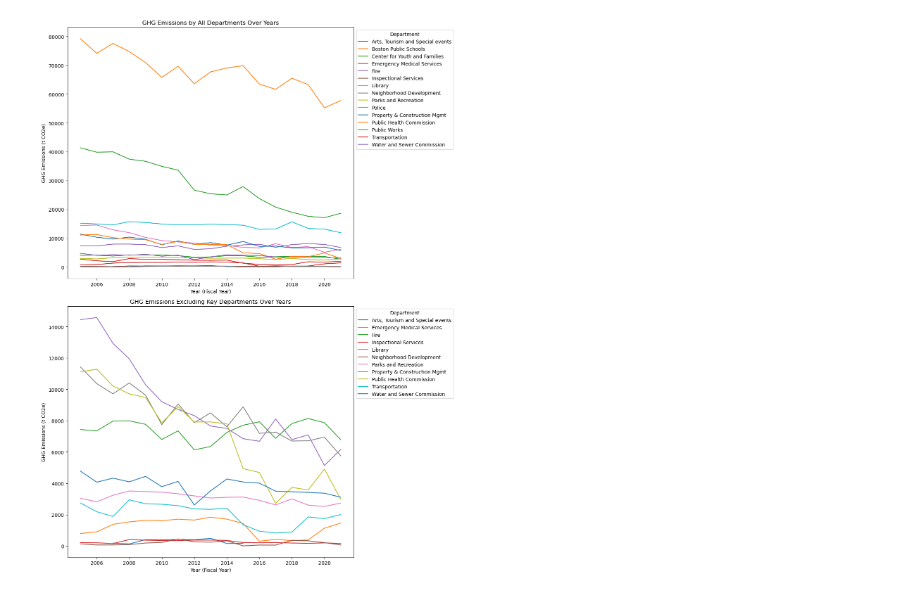
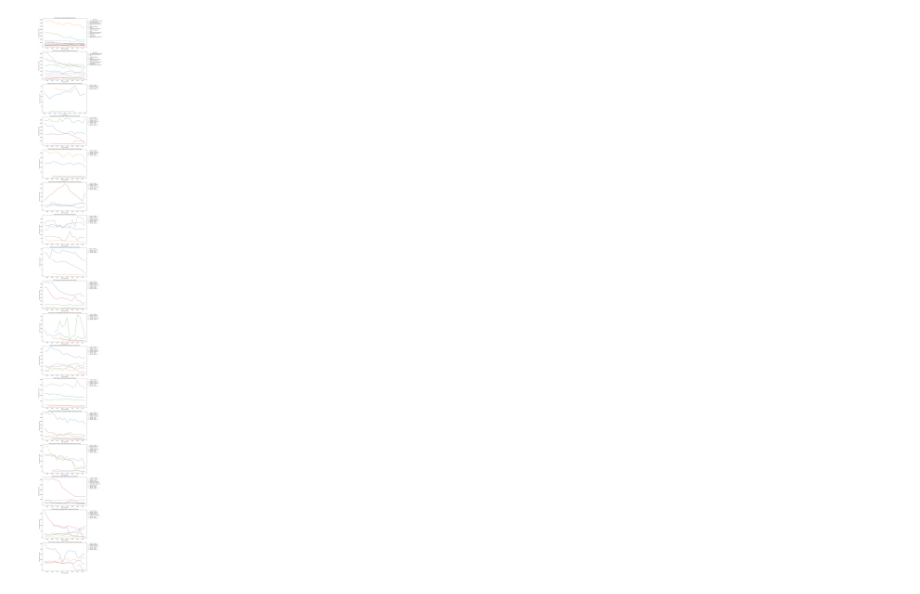
Before and after one commit to Milan37/greenhouse-gas-boston, a Jupyter notebook: main.ipynb, the cells around one changed output. Drawn from its saved outputs; the diff is of its cells as text; code cells hidden in the pictures.

Commit message:
Finalized plot by department, by department exluding the big hitters, and by each department (hella graphs)

```diff
--- a/main.ipynb
+++ b/main.ipynb
@@ -1,48 +1,60 @@
 # %%
 import pandas as pd
 import matplotlib.pyplot as plt
 
 # Load the data
 greenhouse_gas_df = pd.read_csv("data/rawData.csv")
 
 # Filter out rows where 'GHG Emissions (t CO2e)' column has a hyphen "-"
 # Convert 'GHG Emissions (t CO2e)' column to float after removing commas
 greenhouse_gas_df = greenhouse_gas_df[greenhouse_gas_df['GHG Emissions (t CO2e)'] != "-"]
 greenhouse_gas_df['GHG Emissions (t CO2e)'] = greenhouse_gas_df['GHG Emissions (t CO2e)'].str.replace(',', '').astype(float)
 
-# Group the data by 'Department Longname' and 'Year (Fiscal Year)' and sum GHG Emissions
-ghg_per_dept_year = greenhouse_gas_df.groupby(['Department Longname', 'Year (Fiscal Year)'])['GHG Emissions (t CO2e)'].sum().reset_index()
+# Group the data by 'Department Longname', 'Sector', 'Fuel Type' and 'Year (Fiscal Year)' and sum GHG Emissions
+ghg_per_dept_sector_fuel_year = greenhouse_gas_df.groupby(['Department Longname', 'Sector', 'Fuel Type', 'Year (Fiscal Year)'])['GHG Emissions (t CO2e)'].sum().reset_index()
 
 # Exclude specific departments
 excluded_departments = ['Boston Public Schools', 'Center for Youth and Families', 'Police', 'Public Works']
+ghg_per_dept_year = greenhouse_gas_df.groupby(['Department Longname', 'Year (Fiscal Year)'])['GHG Emissions (t CO2e)'].sum().reset_index()
 ghg_per_dept_year_filtered = ghg_per_dept_year[~ghg_per_dept_year['Department Longname'].isin(excluded_departments)]
 
-# Plotting both all departments and excluding specific ones
-fig, (ax1, ax2) = plt.subplots(2, 1, figsize=(12, 16))
+# Setup the figure and axes for the department and sector/fuel type breakdown
+fig, axs = plt.subplots(len(departments) + 2, 1, figsize=(12, 6 * (len(departments) + 2)), squeeze=False)
 
 # Plot for all departments
-departments = ghg_per_dept_year['Department Longname'].unique()
-for department in departments:
+for department in ghg_per_dept_year['Department Longname'].unique():
     dept_data = ghg_per_dept_year[ghg_per_dept_year['Department Longname'] == department]
-    ax1.plot(dept_data['Year (Fiscal Year)'], dept_data['GHG Emissions (t CO2e)'], label=department)
+    axs[0, 0].plot(dept_data['Year (Fiscal Year)'], dept_data['GHG Emissions (t CO2e)'], label=department)
 
-ax1.set_title('GHG Emissions by All Departments Over Years')
-ax1.set_xlabel('Year (Fiscal Year)')
-ax1.set_ylabel('GHG Emissions (t CO2e)')
-ax1.legend(title='Department', loc='upper left', bbox_to_anchor=(1, 1))  # Position legend outside the plot
+axs[0, 0].set_title('GHG Emissions by All Departments Over Years')
+axs[0, 0].set_xlabel('Year (Fiscal Year)')
+axs[0, 0].set_ylabel('GHG Emissions (t CO2e)')
+axs[0, 0].legend(title='Department', loc='upper left', bbox_to_anchor=(1, 1))
 
 # Plot excluding specific departments
-departments_filtered = ghg_per_dept_year_filtered['Department Longname'].unique()
-for department in departments_filtered:
+for department in ghg_per_dept_year_filtered['Department Longname'].unique():
     dept_data = ghg_per_dept_year_filtered[ghg_per_dept_year_filtered['Department Longname'] == department]
-    ax2.plot(dept_data['Year (Fiscal Year)'], dept_data['GHG Emissions (t CO2e)'], label=department)
+    axs[1, 0].plot(dept_data['Year (Fiscal Year)'], dept_data['GHG Emissions (t CO2e)'], label=department)
 
-ax2.set_title('GHG Emissions Excluding Key Departments Over Years')
-ax2.set_xlabel('Year (Fiscal Year)')
-ax2.set_ylabel('GHG Emissions (t CO2e)')
-ax2.legend(title='Department', loc='upper left', bbox_to_anchor=(1, 1))  # Position legend outside the plot
+axs[1, 0].set_title('GHG Emissions Excluding Key Departments Over Years')
+axs[1, 0].set_xlabel('Year (Fiscal Year)')
+axs[1, 0].set_ylabel('GHG Emissions (t CO2e)')
+axs[1, 0].legend(title='Department', loc='upper left', bbox_to_anchor=(1, 1))
 
-plt.tight_layout()  # Adjust layout to prevent overlap
+# Plot for each department by Sector and Fuel Type
+for i, department in enumerate(ghg_per_dept_sector_fuel_year['Department Longname'].unique(), start=2):
+    dept_data = ghg_per_dept_sector_fuel_year[ghg_per_dept_sector_fuel_year['Department Longname'] == department]
+    combinations = dept_data[['Sector', 'Fuel Type']].drop_duplicates()
+    for _, combo in combinations.iterrows():
+        combo_data = dept_data[(dept_data['Sector'] == combo['Sector']) & (dept_data['Fuel Type'] == combo['Fuel Type'])]
+        axs[i, 0].plot(combo_data['Year (Fiscal Year)'], combo_data['GHG Emissions (t CO2e)'], label=f"{combo['Sector']} - {combo['Fuel Type']}")
+
+    axs[i, 0].set_title(f'GHG Emissions for {department} by Sector and Fuel Type')
+    axs[i, 0].set_xlabel('Year (Fiscal Year)')
+    axs[i, 0].set_ylabel('GHG Emissions (t CO2e)')
+    axs[i, 0].legend(title='Sector - Fuel Type', loc='upper left', bbox_to_anchor=(1, 1))
+
+plt.tight_layout()
 plt.show()
 # %% [output]
-[figure, old version]
+[figure, new version]
```
